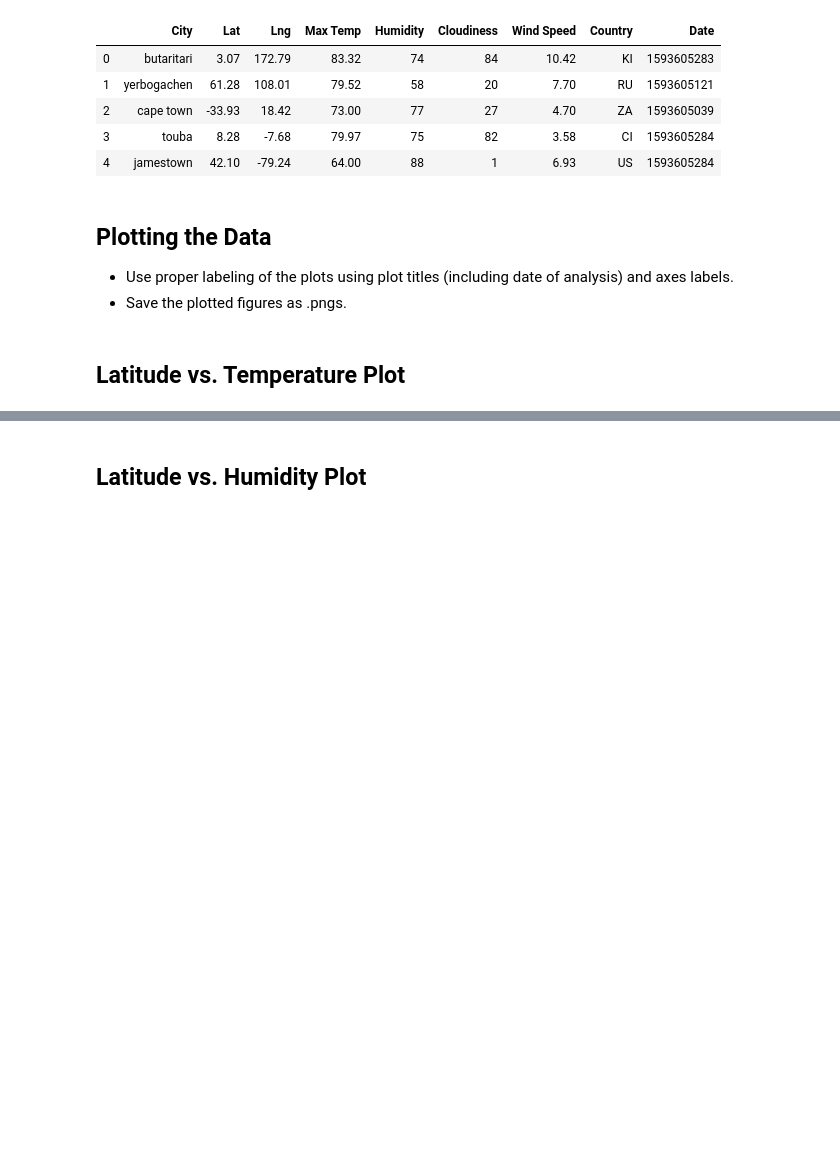
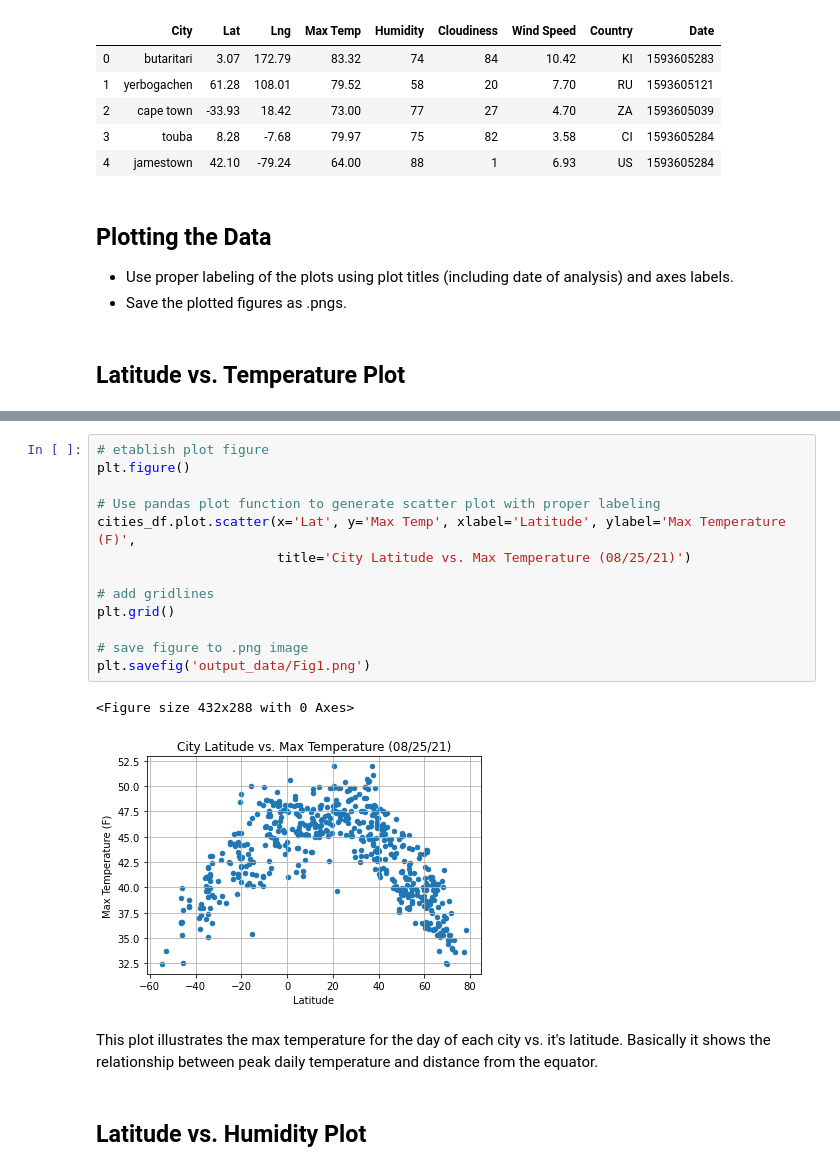
Before and after one commit to kellnergp/Weather-API-Mapping, a Jupyter notebook: WeatherPy/WeatherPy.ipynb, the cells around one changed output, grey strips where cells are left out. Drawn from its saved outputs; the diff is of its cells as text; blank space fills up the shorter version.

Commit message:
first four weatherpy scatter plots

```diff
--- a/WeatherPy/WeatherPy.ipynb
+++ b/WeatherPy/WeatherPy.ipynb
@@ -244,2 +246,20 @@ Int64Index([], dtype='int64')
+# %%
+# etablish plot figure
+plt.figure()
+
+# Use pandas plot function to generate scatter plot with proper labeling
+cities_df.plot.scatter(x='Lat', y='Max Temp', xlabel='Latitude', ylabel='Max Temperature (F)',
+                       title='City Latitude vs. Max Temperature (08/25/21)')
+
+# add gridlines
+plt.grid()
+
+# save figure to .png image
+plt.savefig('output_data/Fig1.png')
+# %% [output]
+<Figure size 432x288 with 0 Axes>
+[figure, added]
+# %% [markdown]
+This plot illustrates the max temperature for the day of each city vs. it's latitude.  Basically it shows the relationship between peak daily temperature and distance from the equator.
 # %% [markdown]
 ## Latitude vs. Humidity Plot
```
Also changed, not shown: parts of 11 cells of this notebook, 5 other files.
